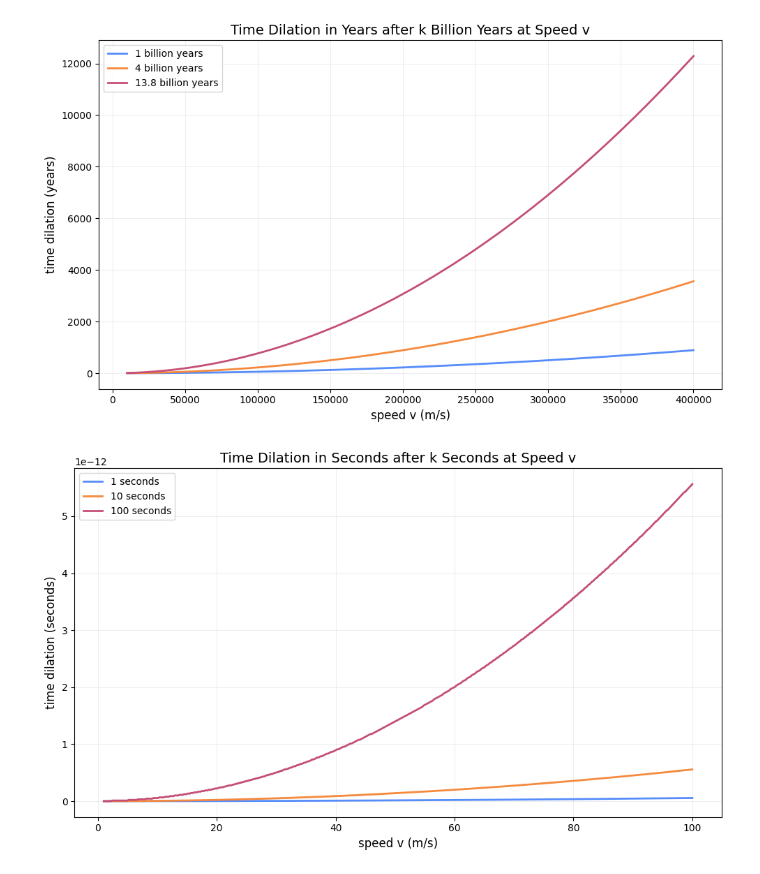
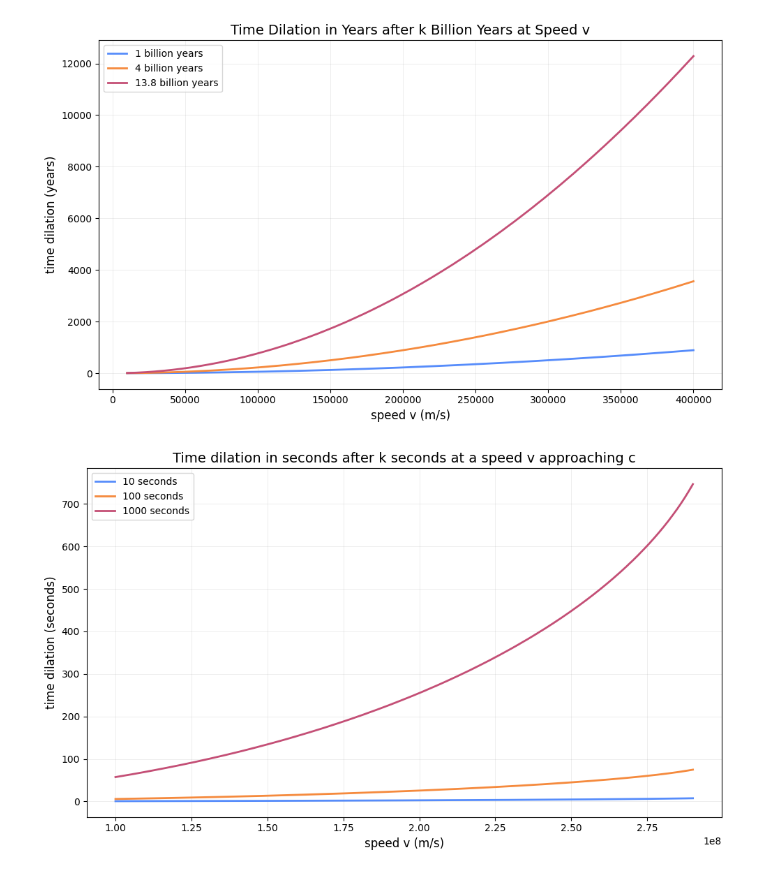
Before and after one commit to johsieders/essays, a Jupyter notebook: helpers/plotting.ipynb, the cells around one changed output. Cells and saved outputs as stored; diff of their text form; code cells hidden in the pictures.

Commit message:
time input from claude, gemini added

```diff
--- a/helpers/plotting.ipynb
+++ b/helpers/plotting.ipynb
@@ -159,23 +159,23 @@ plt.show()
 # %% [output]
 [figure]
 # %%
-# Time dilation of a body travelling at speed v relative to the Earth over k billion years
+# Time dilation of a body travelling at very high speed v relative to the Earth over k seconds
 
 c = 2.99792458e8     # speed of light in m/s
-start = 1            # min speed in m/s
-stop  = 100          # max speed in m/s
+start = 1.e8         # min speed in m/s
+stop  = 2.9e8        # max speed in m/s
 
 def time_dilation(v, k):
     """time lag in seconds of a body that travels at speed v relative to the Earth for k seconds"""
     return k * (1 - np.sqrt(1 - (v/c)**2))
 
 # Plot
-parms = [1, 10, 100]  # seconds passed
+parms = [10, 100, 1000]  # seconds passed
 fig, ax = plot(time_dilation, start, stop, parms,
                xlabel='speed v (m/s)',
                ylabel='time dilation (seconds)',
-               title='Time Dilation in Seconds after k Seconds at Speed v',
+               title='Time dilation in seconds after k seconds at a speed v approaching c',
                labels=[f'{k} seconds' for k in parms])
 plt.show()
 # %% [output]
-[figure, old version]
+[figure, new version]
```
Also changed, not shown: parts of 2 cells of this notebook, 3 other files.
